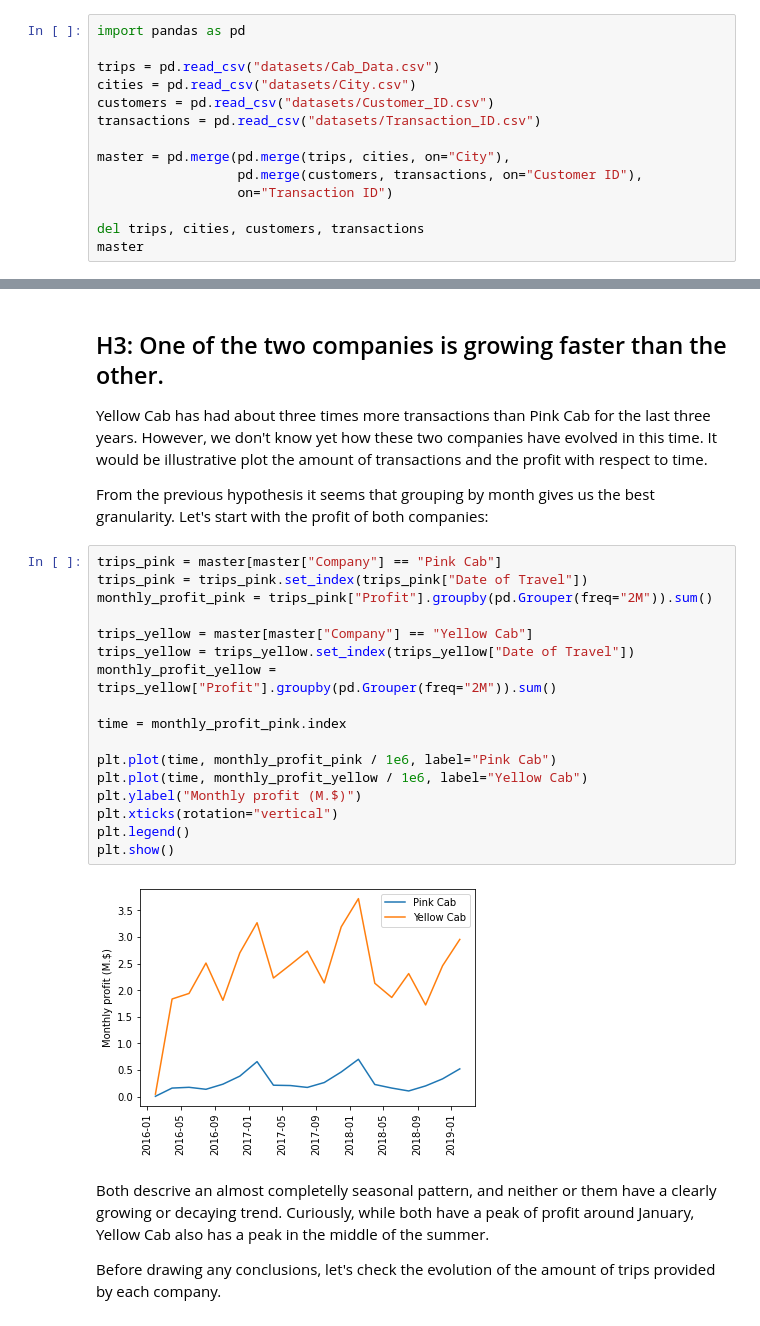
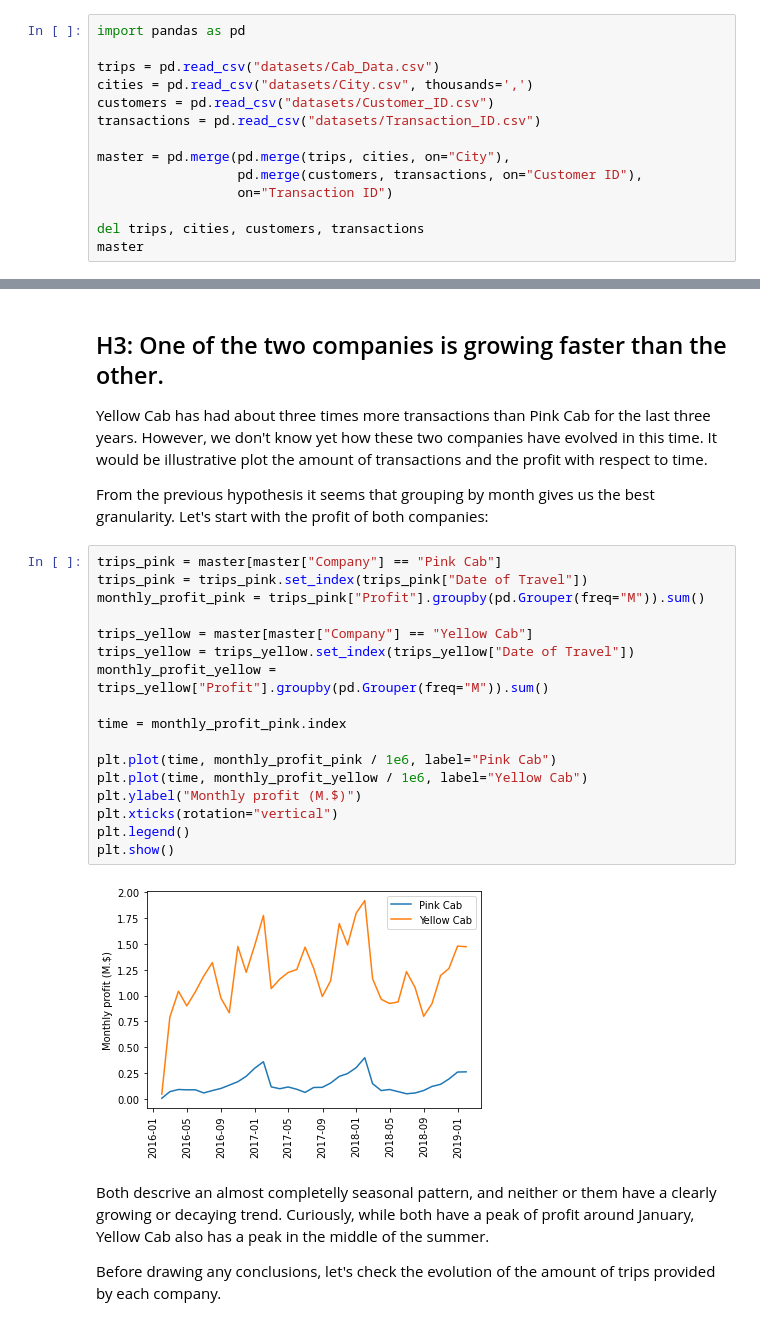
Before and after one commit to dme48/dataglacier-internship, a Jupyter notebook: Week 2/eda.ipynb, the cells around one changed output, grey strips where cells are left out. Cells and saved outputs as stored; diff of their text form.

```diff
--- a/Week 2/eda.ipynb
+++ b/Week 2/eda.ipynb
@@ -7,7 +7,7 @@ In this subsection I will depurate the database and form the "master data", a si
 import pandas as pd
 
 trips = pd.read_csv("datasets/Cab_Data.csv")
-cities = pd.read_csv("datasets/City.csv")
+cities = pd.read_csv("datasets/City.csv", thousands=',')
 customers = pd.read_csv("datasets/Customer_ID.csv")
 transactions = pd.read_csv("datasets/Transaction_ID.csv")
 
@@ -338,22 +338,22 @@ From the previous hypothesis it seems that grouping by month gives us the best g
 # %%
 trips_pink = master[master["Company"] == "Pink Cab"]
 trips_pink = trips_pink.set_index(trips_pink["Date of Travel"])
-monthly_profit_pink = trips_pink["Profit"].groupby(pd.Grouper(freq="2M")).sum()
+monthly_profit_pink = trips_pink["Profit"].groupby(pd.Grouper(freq="M")).sum()
 
 trips_yellow = master[master["Company"] == "Yellow Cab"]
 trips_yellow = trips_yellow.set_index(trips_yellow["Date of Travel"])
-monthly_profit_yellow = trips_yellow["Profit"].groupby(pd.Grouper(freq="2M")).sum()
+monthly_profit_yellow = trips_yellow["Profit"].groupby(pd.Grouper(freq="M")).sum()
 
 time = monthly_profit_pink.index
 
 plt.plot(time, monthly_profit_pink / 1e6, label="Pink Cab")
 plt.plot(time, monthly_profit_yellow / 1e6, label="Yellow Cab")
 plt.ylabel("Monthly profit (M.$)")
 plt.xticks(rotation="vertical")
 plt.legend()
 plt.show()
 # %% [output]
-[figure, old version]
+[figure, new version]
 # %% [markdown]
 Both descrive an almost completelly seasonal pattern, and neither or them have a clearly growing or decaying trend. Curiously, while both have a peak of profit around January, Yellow Cab also has a peak in the middle of the summer.
 
```
Also changed, not shown: parts of 6 cells of this notebook.
